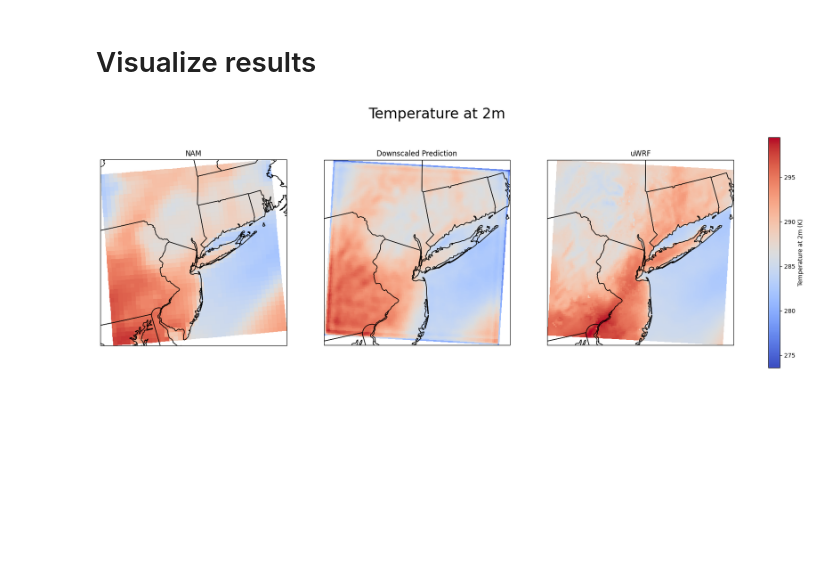
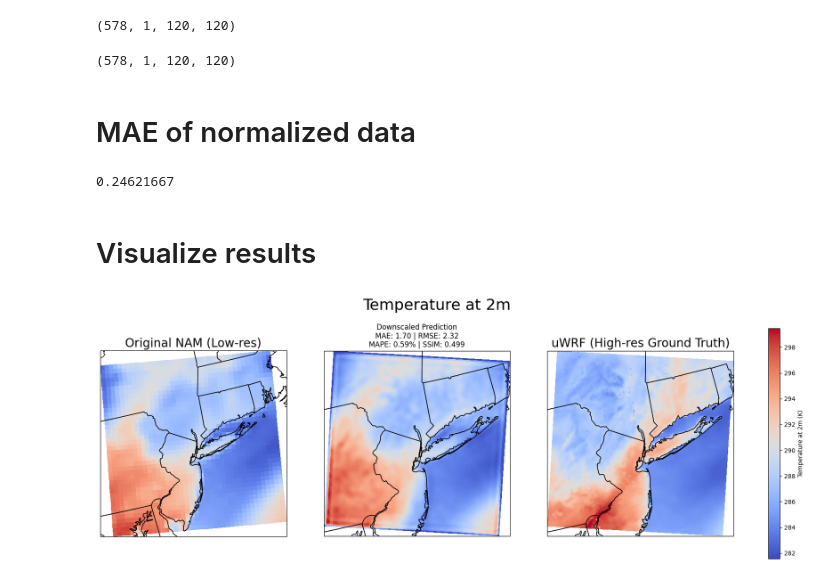
Before and after one commit to gabbyvaillant/downscaling, a Jupyter notebook: make-predictions/T2-pred.ipynb, the cells around one changed output. Drawn from its saved outputs; the diff is of its cells as text; code cells hidden in the pictures; blank space fills up the shorter version.

```diff
--- a/make-predictions/T2-pred.ipynb
+++ b/make-predictions/T2-pred.ipynb
@@ -201,7 +204,6 @@ for var in var_list:
 # %%
-# LR: (578, 1, 40, 40)
-test_array = x_test
-test_predictors = pred_var_test
+test_array = x_test # (578, 1, 40, 40)
+test_predictors = pred_var_lr_test # (578, 5, 40, 40)
 
 predictor = Predictor(
     trainer=model,
@@ -218,9 +220,12 @@ predictor = Predictor(
     device='cpu'
 )
 
+# Making predictions on the scaled data (numpy array)
+y_pred_normalized = predictor.run()
 
-y_pred_normalized = predictor.run()
-y_pred = var_scaler_train.inverse_transform(y_pred_normalized) #fix inverse transform now
+# Inverse scaling of the predictions (y_pred is now using Kelvin)
+y_pred = var_scaler_train.inverse_transform(y_pred_normalized)
+y_true = var_scaler_train.inverse_transform(y_test)
 # %%
 import xarray as xr
 import numpy as np
@@ -308,3 +283,21 @@ np.float32(4.8835287)
+# %%
+y_pred_normalized.shape
+# %% [output]
+(578, 1, 120, 120)
+# %%
+y_test.shape
+# %% [output]
+(578, 1, 120, 120)
+# %% [markdown]
+# MAE of normalized data
+# %%
+#mae of scaled data:
+
+mae_normalized = np.mean(np.abs(y_pred_normalized - y_test))
+
+print(mae_normalized)
+# %% [output]
+0.24621667
 # %% [markdown]
 # Visualize results
 # %%
@@ -313,7 +306,7 @@ import matplotlib.pyplot as plt
 import cartopy.crs as ccrs
 import xarray as xr
 import cartopy.feature as cfeature
-
+from skimage.metrics import structural_similarity as ssim
 
 # Extract data
 nam = nam_test.T2  # input
@@ -335,41 +328,67 @@ t2_uwrf = uwrf[time_idx,:,:].values
 t2_pred = results[time_idx, :, :]
 
 # common color limits
-vmin = min(t2_nam.min(), t2_pred.min(), t2_uwrf.min())
-vmax = max(t2_nam.max(), t2_pred.max(), t2_uwrf.max())
+vmin = min(t2_nam.min(), t2_uwrf.min())
+vmax = max(t2_nam.max(), t2_uwrf.max())
 
+# MAE
+mae = np.mean(np.abs(uwrf - results))
+#print(f"MAE: {mae:.2f} K")
+
+# MAPE
+mape = np.mean(np.abs((uwrf - results) / uwrf)) * 100
+#print(f"MAPE: {mape:.2f}%")
+
+# RMSE
+rmse = np.sqrt(np.mean((results - uwrf) ** 2))
+#print(f"RMSE: {rmse:.2f} K")
+
+# SSIM
+y_true = uwrf[time_idx].values     # shape (120, 120)
+y_pred = results[time_idx].values  # shape (120, 120)
+
+# Normalize to [0, 1] range for SSIM
+y_true_norm = (y_true - y_true.min()) / (y_true.max() - y_true.min())
+y_pred_norm = (y_pred - y_true.min()) / (y_true.max() - y_true.min())  # Normalize to same scale
+
+# Compute SSIM
+ssim_val = ssim(y_true_norm, y_pred_norm, data_range=1.0)
 
 fig, axes = plt.subplots(1, 3, figsize=(21, 7), subplot_kw={'projection': ccrs.LambertConformal()})
 
 # Plot NAM
 im0 = axes[0].pcolormesh(lon_nam, lat_nam, t2_nam, cmap='coolwarm', vmin=vmin, vmax=vmax, transform=ccrs.PlateCarree())
-axes[0].set_title(f'NAM')
+axes[0].set_title(f'Original NAM (Low-res)', fontsize=20)
 axes[0].coastlines()
 #axes[0].gridlines(draw_labels=True)
 axes[0].add_feature(cfeature.STATES)
 
 # Plot Prediction
 im1 = axes[1].pcolormesh(lon_uwrf, lat_uwrf, t2_pred, cmap='coolwarm', vmin=vmin, vmax=vmax, transform=ccrs.PlateCarree())
-axes[1].set_title(f'Downscaled Prediction')
+axes[1].set_title(f'Downscaled Prediction\n(MAE: {mae:.2f} K)\n(RMSE: {rmse:.2f} K)\n(MAPE: {mape:.2f}%)')
+axes[1].set_title(
+    f"Downscaled Prediction\n"
+    f"MAE: {mae:.2f} | RMSE: {rmse:.2f}\n"
+    f"MAPE: {mape:.2f}% | SSIM: {ssim_val:.3f}")
 axes[1].coastlines()
 #axes[1].gridlines(draw_labels=True)
 axes[1].add_feature(cfeature.STATES)
 
 # Plot uWRF
 im2 = axes[2].pcolormesh(lon_uwrf, lat_uwrf, t2_uwrf, cmap='coolwarm', vmin=vmin, vmax=vmax, transform=ccrs.PlateCarree())
-axes[2].set_title(f'uWRF')
+axes[2].set_title(f'uWRF (High-res Ground Truth)', fontsize=20)
 axes[2].coastlines()
 #axes[2].gridlines(draw_labels=True)
 axes[2].add_feature(cfeature.STATES)
 
 # Single shared colorbar
 cbar = fig.colorbar(im2, ax=axes, orientation='vertical', fraction=0.04, pad=0.05)
 cbar.set_label('Temperature at 2m (K)')
 
 # Add main title
-fig.suptitle(f'Temperature at 2m', fontsize=24)
+fig.suptitle(f'Temperature at 2m', fontsize=26)
 
 
 plt.show()
 # %% [output]
-[figure, old version]
+[figure, new version]
```
Also changed, not shown: parts of 28 cells of this notebook, 22 other files.
